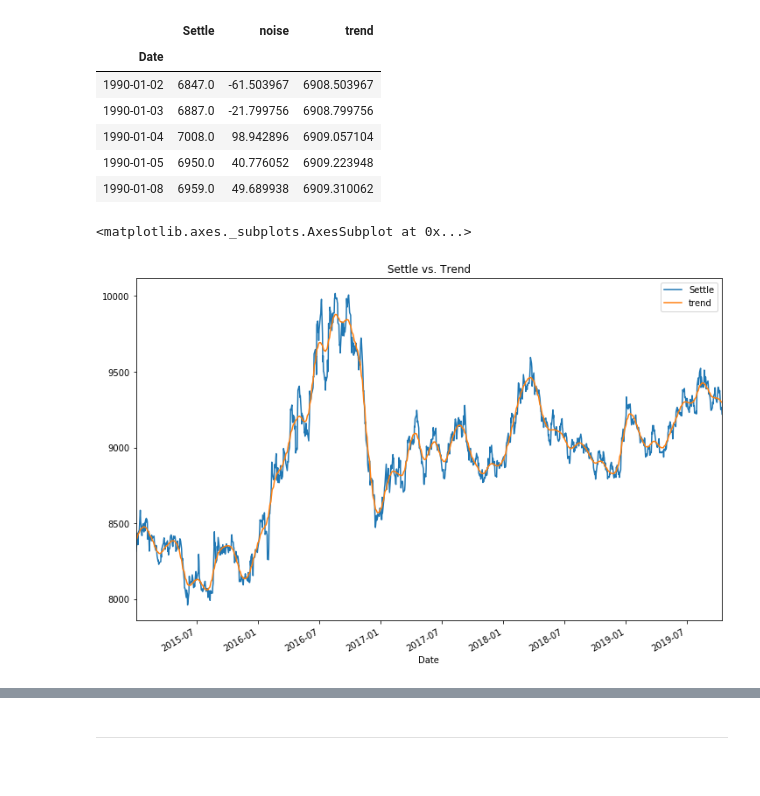
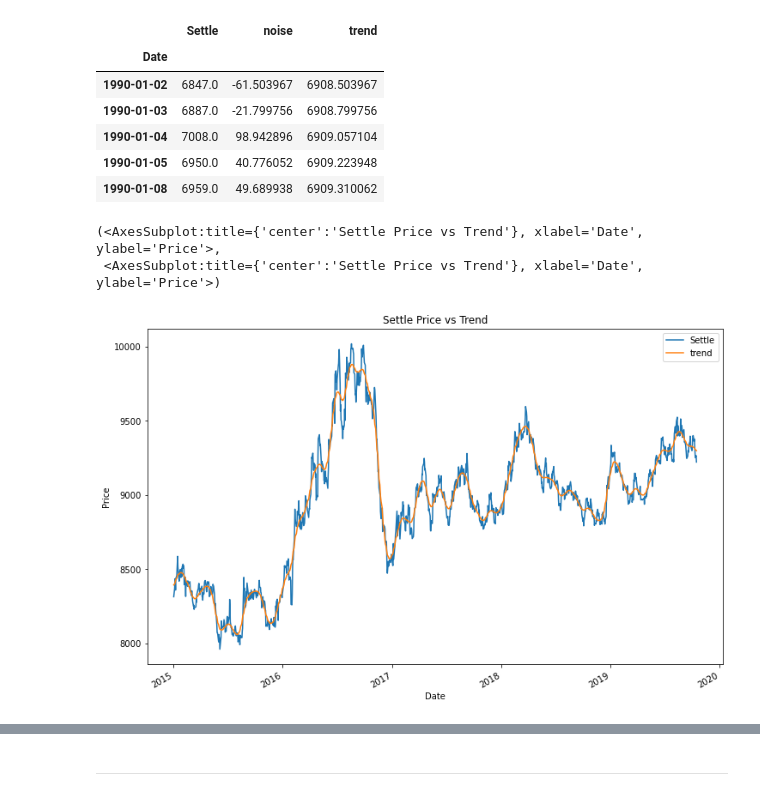
Before and after one commit to jonowens/a_yen_for_the_future, a Jupyter notebook: time_series_analysis.ipynb, the cells around one changed output, grey strips where cells are left out. Cells and saved outputs as stored; diff of their text form; code cells hidden in the pictures.

Commit message:
Decomposition of HP filter complete.

```diff
--- a/time_series_analysis.ipynb
+++ b/time_series_analysis.ipynb
@@ -53,10 +53,13 @@ yen_futures.Last.plot(figsize=(10,8), ylabel='Price')
 import statsmodels.api as sm
 
 # Apply the Hodrick-Prescott Filter by decomposing the "Settle" price into two separate series:
-# YOUR CODE HERE!
+ts_noise, ts_trend = sm.tsa.filters.hpfilter(yen_futures["Settle"])
 # %%
 # Create a dataframe of just the settle price, and add columns for "noise" and "trend" series from above:
-# YOUR CODE HERE!
+yen_futures.drop(columns=['Open', 'High', 'Low', 'Last', 'Change', 'Volume', 'Previous Day Open Interest'], inplace=True)
+yen_futures['noise'] = ts_noise
+yen_futures['trend'] = ts_trend
+yen_futures.head()
 # %% [output]
 |  | Settle | noise | trend |
 | Date |  |  |  |
@@ -67,7 +70,9 @@ import statsmodels.api as sm
 | 1990-01-08 | 6959.0 | 49.689938 | 6909.310062 |
 # %%
 # Plot the Settle Price vs. the Trend for 2015 to the present
-# YOUR CODE HERE!
+yen_futures_start_2015 = yen_futures.loc['2015': ]
+yen_futures_start_2015['Settle'].plot(legend=True), yen_futures_start_2015['trend'].plot(figsize=(12,8), ylabel='Price', title='Settle Price vs Trend', legend=True)
 # %% [output]
-<matplotlib.axes._subplots.AxesSubplot at 0x...>
+(<AxesSubplot:title={'center':'Settle Price vs Trend'}, xlabel='Date', ylabel='Price'>,
+ <AxesSubplot:title={'center':'Settle Price vs Trend'}, xlabel='Date', ylabel='Price'>)
-[figure, old version]
+[figure, new version]
```
Also changed, not shown: parts of 3 cells of this notebook.
